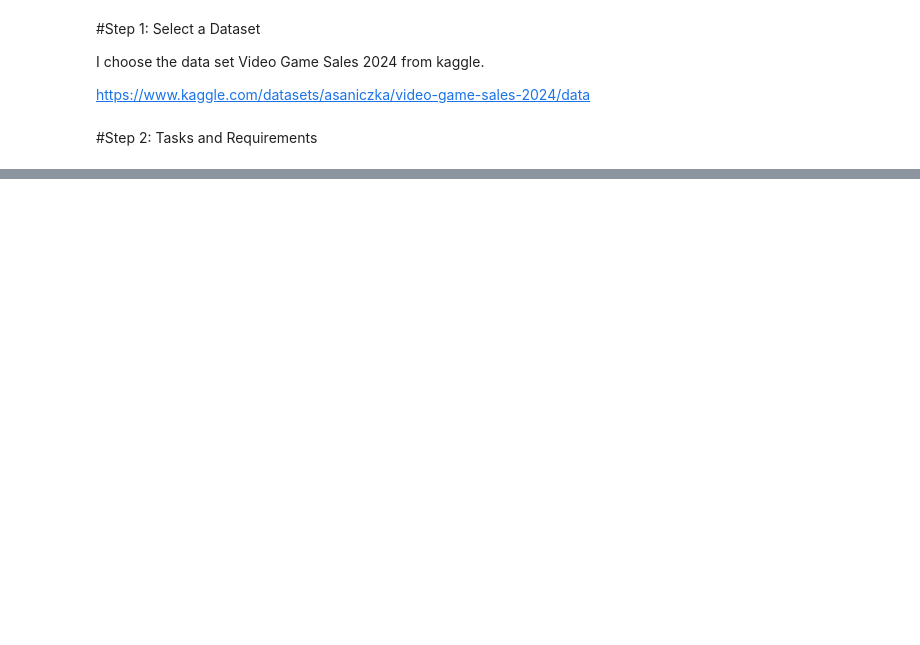
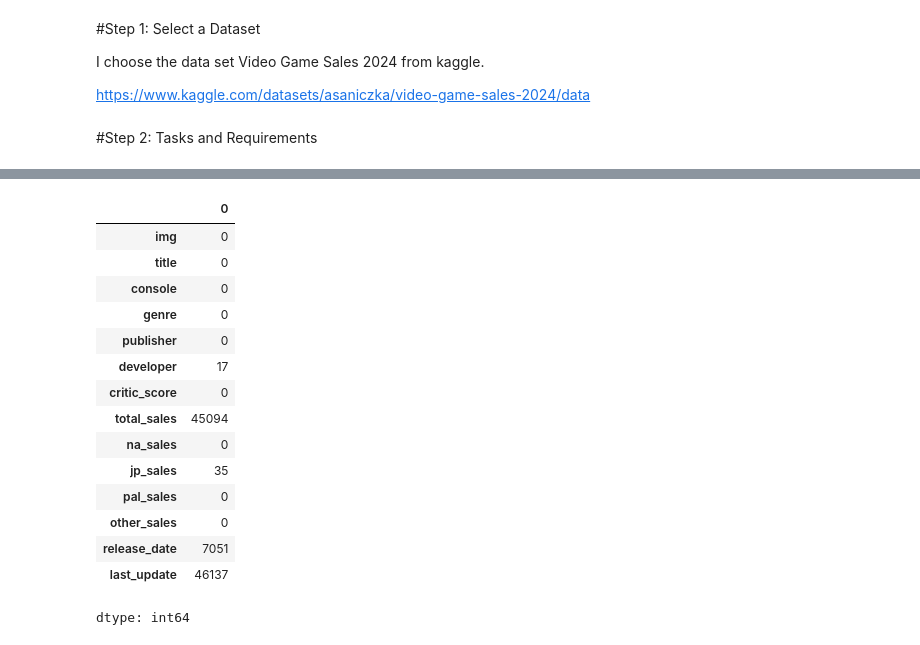
Before and after one commit to Mlnvl/python_classp, a Jupyter notebook: My_project.ipynb, the cells around one changed output, grey strips where cells are left out. Saved outputs shown, nothing was run; the diff lists cells and outputs as text; code cells hidden in the pictures; blank space fills up the shorter version.

```diff
--- a/My_project.ipynb
+++ b/My_project.ipynb
@@ -38,0 +118,5 @@ IndentationError: unexpected indent (<ipython-input-13-806c99949591>, line 2)
+# %%
+df['critic_score'] = df['critic_score'].fillna(df['critic_score'].median())
+# %%
+#calculate the total sales by the sum of regional sales
+df['total_sales'] = df['total_sales'].fillna(df[['na_sales', 'pal_sales', 'other_sales']].sum(axis=1))
@@ -38,0 +141,5 @@ IndentationError: unexpected indent (<ipython-input-13-806c99949591>, line 2)
+# %%
+#change missing 'developer' with 'publisher'
+df['developer'] = df['developer'].fillna(df['publisher'])
+# %%
+df['release_date'] = pd.to_datetime(df['release_date'], errors='coerce')
@@ -38,0 +168,19 @@ IndentationError: unexpected indent (<ipython-input-13-806c99949591>, line 2)
+# %%
+df.isna().sum()
+# %% [output]
+|  | 0 |
+| img | 0 |
+| title | 0 |
+| console | 0 |
+| genre | 0 |
+| publisher | 0 |
+| developer | 17 |
+| critic_score | 0 |
+| total_sales | 45094 |
+| na_sales | 0 |
+| jp_sales | 35 |
+| pal_sales | 0 |
+| other_sales | 0 |
+| release_date | 7051 |
+| last_update | 46137 |
+dtype: int64
```
Also changed, not shown: parts of 24 cells of this notebook.
